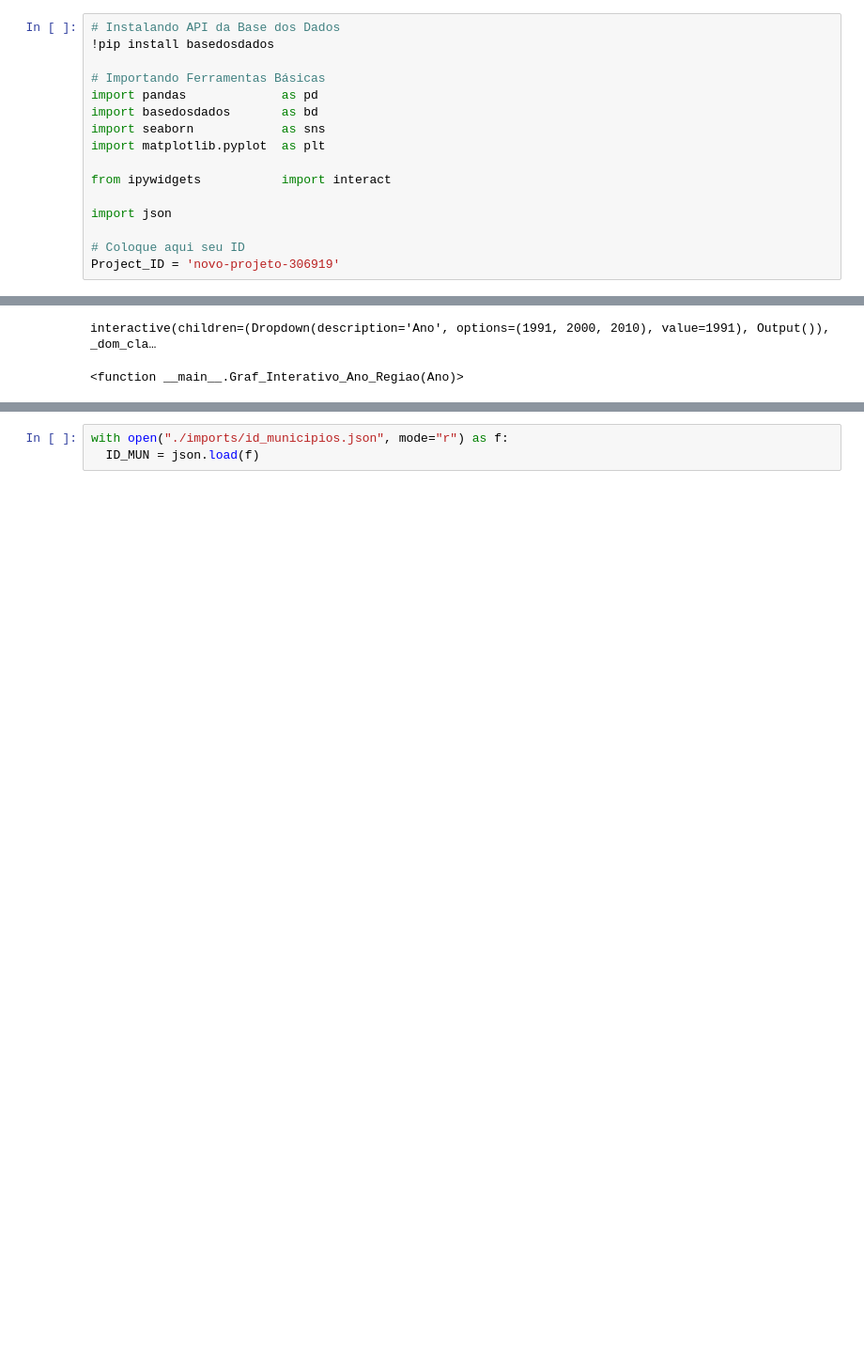
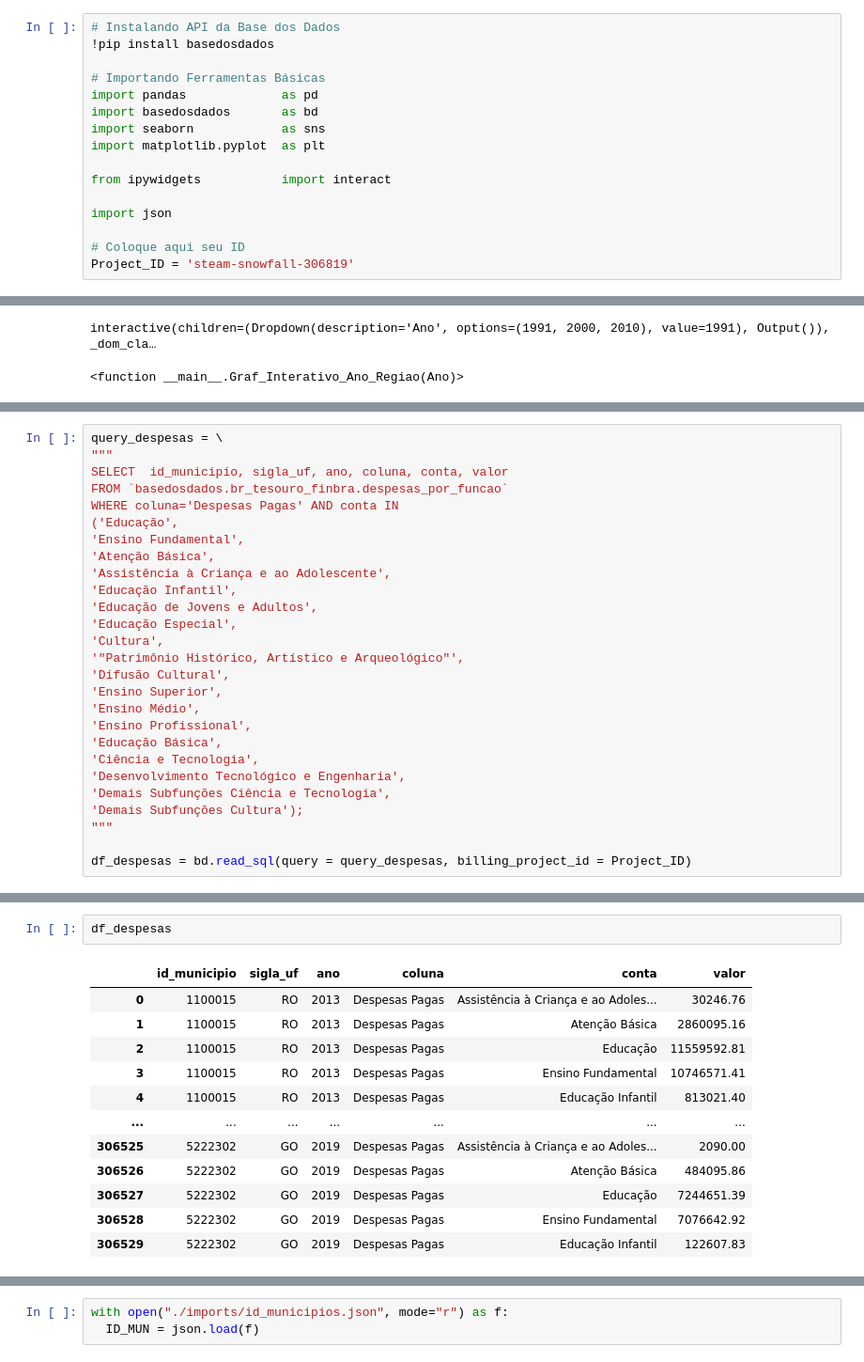
Before and after one commit to UFRJ-Analytica/odd2021, a Jupyter notebook: teste_cliente_basedosdados.ipynb, the cells around one changed output, grey strips where cells are left out. Shown at 94% size. Drawn from its saved outputs; the diff is of its cells as text; blank space fills up the shorter version.

Commit message:
Nova query
Query para importar dataframe contendo despesas com educação e cultura

```diff
--- a/teste_cliente_basedosdados.ipynb
+++ b/teste_cliente_basedosdados.ipynb
@@ -15,5 +15,5 @@ from ipywidgets           import interact
 import json
 
 # Coloque aqui seu ID
-Project_ID = 'novo-projeto-306919'
+Project_ID = 'steam-snowfall-306819'
 # %% [output]
@@ -350,0 +401,27 @@ Desenvolvimento Tecnológico e Engenharia
+# %%
+query_despesas = \
+"""
+SELECT  id_municipio, sigla_uf, ano, coluna, conta, valor
+FROM `basedosdados.br_tesouro_finbra.despesas_por_funcao`
+WHERE coluna='Despesas Pagas' AND conta IN
+('Educação',
+'Ensino Fundamental',
+'Atenção Básica',
+'Assistência à Criança e ao Adolescente',
+'Educação Infantil',
+'Educação de Jovens e Adultos',
+'Educação Especial',
+'Cultura',
+'"Patrimônio Histórico, Artístico e Arqueológico"',
+'Difusão Cultural',
+'Ensino Superior',
+'Ensino Médio',
+'Ensino Profissional',
+'Educação Básica',
+'Ciência e Tecnologia',
+'Desenvolvimento Tecnológico e Engenharia',
+'Demais Subfunções Ciência e Tecnologia',
+'Demais Subfunções Cultura');
+"""
+
+df_despesas = bd.read_sql(query = query_despesas, billing_project_id = Project_ID)
@@ -350,0 +438,15 @@ Desenvolvimento Tecnológico e Engenharia
+# %%
+df_despesas
+# %% [output]
+|  | id_municipio | sigla_uf | ano | coluna | conta | valor |
+| 0 | 1100015 | RO | 2013 | Despesas Pagas | Assistência à Criança e ao Adoles... | 30246.76 |
+| 1 | 1100015 | RO | 2013 | Despesas Pagas | Atenção Básica | 2860095.16 |
+| 2 | 1100015 | RO | 2013 | Despesas Pagas | Educação | 11559592.81 |
+| 3 | 1100015 | RO | 2013 | Despesas Pagas | Ensino Fundamental | 10746571.41 |
+| 4 | 1100015 | RO | 2013 | Despesas Pagas | Educação Infantil | 813021.40 |
+| ... | ... | ... | ... | ... | ... | ... |
+| 306525 | 5222302 | GO | 2019 | Despesas Pagas | Assistência à Criança e ao Adoles... | 2090.00 |
+| 306526 | 5222302 | GO | 2019 | Despesas Pagas | Atenção Básica | 484095.86 |
+| 306527 | 5222302 | GO | 2019 | Despesas Pagas | Educação | 7244651.39 |
+| 306528 | 5222302 | GO | 2019 | Despesas Pagas | Ensino Fundamental | 7076642.92 |
+| 306529 | 5222302 | GO | 2019 | Despesas Pagas | Educação Infantil | 122607.83 |
```
Also changed, not shown: parts of 13 cells of this notebook.
